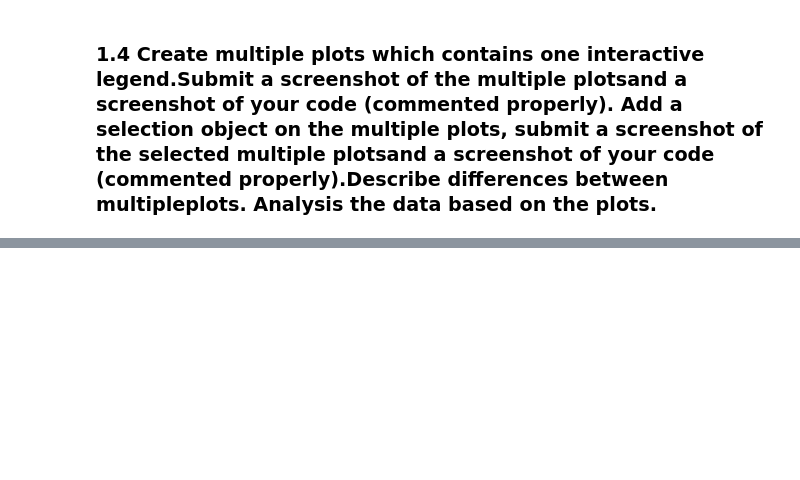
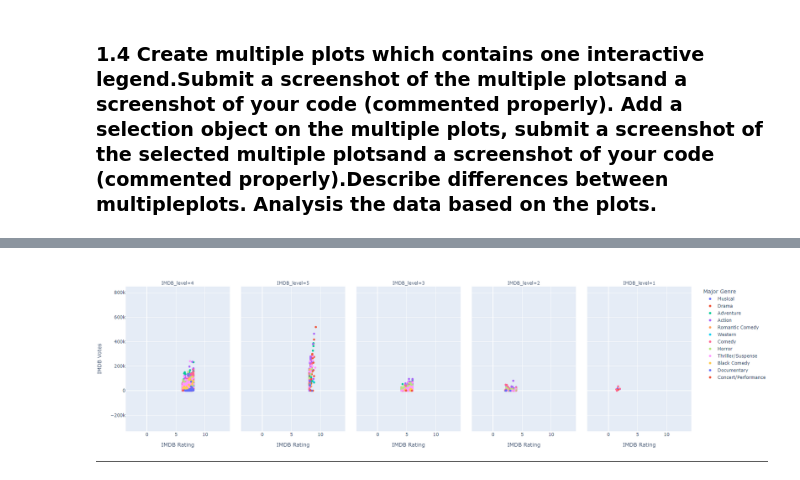
Before and after one commit to teohangxanh/5320, a Jupyter notebook: ICE-10/5320_ICE_10_Nghia_Dang.ipynb, the cells around one changed output, grey strips where cells are left out. Saved outputs shown, nothing was run; the diff lists cells and outputs as text; code cells hidden in the pictures; blank space fills up the shorter version.

```diff
--- a/ICE-10/5320_ICE_10_Nghia_Dang.ipynb
+++ b/ICE-10/5320_ICE_10_Nghia_Dang.ipynb
@@ -87,0 +109,6 @@ for i in range(3):
+# %%
+zoom_out = "https://raw.githubusercontent.com/teohangxanh/5320/main/ICE-10/Zoom%20out.png"
+im = Image.open(requests.get(zoom_out, stream=True).raw)
+im
+# %% [output]
+[figure, added]
```
Also changed, not shown: parts of 13 cells of this notebook, 2 other files.
